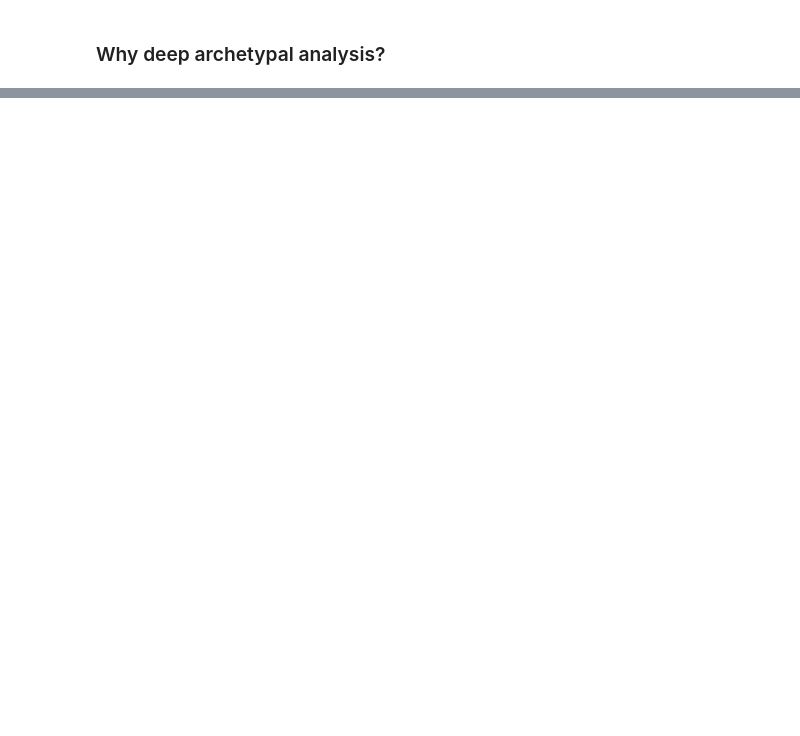
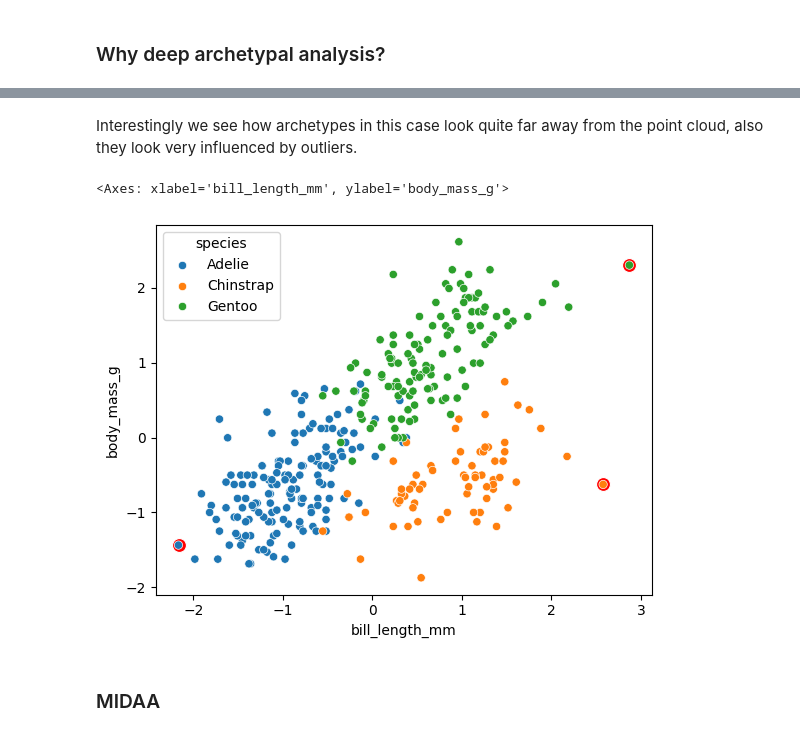
Before and after one commit to sottorivalab/midaa, a Jupyter notebook: docs/daario_long_form.ipynb, the cells around one changed output, grey strips where cells are left out. Drawn from its saved outputs; the diff is of its cells as text; code cells hidden in the pictures; blank space fills up the shorter version.

```diff
--- a/docs/daario_long_form.ipynb
+++ b/docs/daario_long_form.ipynb
@@ -143,0 +154,40 @@ import daario as daa
+# %%
+import midaa as maa
+import numpy as np
+
+# More information on what that is in other tutorials
+res = maa.fit_MIDAA(
+    [X],
+    [np.ones(X.shape[0])],
+    ["G"],
+    hidden_dims_enc_ind = [128], # Hidden dimensions of the encoder
+    hidden_dims_enc_common = [64], # Hidden dimensions of the encoder
+    hidden_dims_enc_pre_Z = [32], # Hidden dimensions of the encoder before the Z layer
+    hidden_dims_dec_common = [32], # Hidden dimensions of the decoder
+    hidden_dims_dec_last = [64, 128], # Hidden dimensions of the decoder last layer
+    lr = 0.01, # Learning rate
+    steps = 300,
+    narchetypes = 3,
+    linearize_decoder=True, # space is super simple we don't need non-linearities
+    linearize_encoder = True,# space is super simple we don't need non-linearities
+    batch_size = 512,
+    fix_Z = True, # this makes us use the model definition from Keller et al. 2019
+    Z_fix_norm = 1000,
+    CUDA = True
+    )
+# %% [markdown]
+Interestingly we see how archetypes in this case look quite far away from the point cloud, also they look very influenced by outliers.
+# %%
+# Generate the archetypes
+H = res["inferred_quantities"]["B"] @ X
+
+X_df["species"] = penguins["species"]
+
+# plot the archetypes together to this scatterplot in the same plots, and connect them by a triangle
+sns.scatterplot(x=H[:,0], y=H[:,1], color='red', s=100)
+sns.scatterplot(data=X_df, x="bill_length_mm", y="body_mass_g", hue="species")
+# %% [output]
+<Axes: xlabel='bill_length_mm', ylabel='body_mass_g'>
+[figure, added]
+# %% [markdown]
+### MIDAA
```
Also changed, not shown: parts of 15 cells of this notebook, 49 other files.
